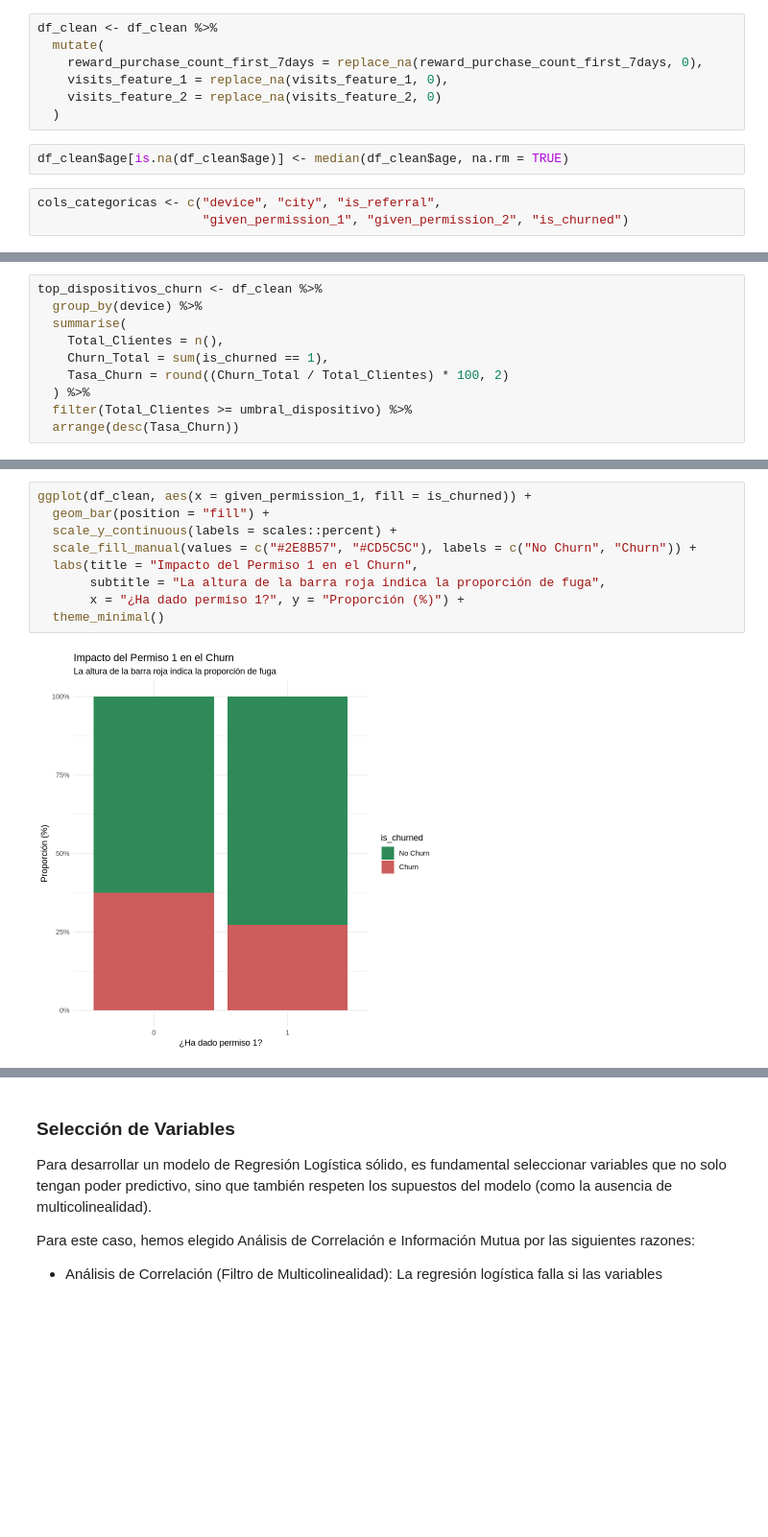
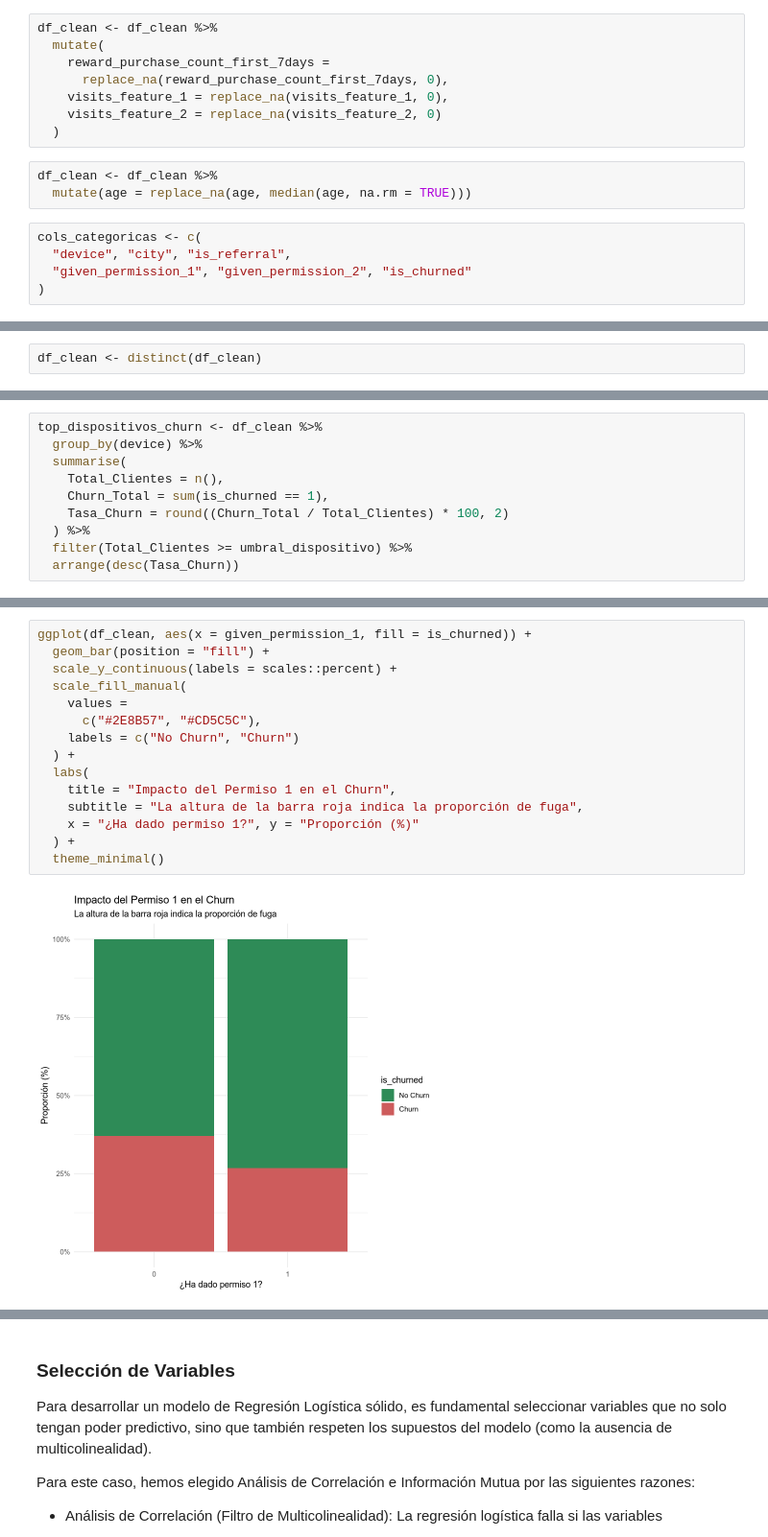
Before and after one commit to Gpascual11/MD004_Estadistica, a Jupyter notebook: 13. Final Project/MD004_GerardPascualFontanilles_ACFinal.ipynb, the cells around one changed output, grey strips where cells are left out. Shown at 96% size. Cells and saved outputs as stored; diff of their text form; blank space fills up the shorter version.

```diff
--- a/13. Final Project/MD004_GerardPascualFontanilles_ACFinal.ipynb
+++ b/13. Final Project/MD004_GerardPascualFontanilles_ACFinal.ipynb
@@ -257,15 +246,19 @@ df_clean <- df_clean %>%
 # %%
 df_clean <- df_clean %>%
   mutate(
-    reward_purchase_count_first_7days = replace_na(reward_purchase_count_first_7days, 0),
+    reward_purchase_count_first_7days =
+      replace_na(reward_purchase_count_first_7days, 0),
     visits_feature_1 = replace_na(visits_feature_1, 0),
     visits_feature_2 = replace_na(visits_feature_2, 0)
   )
 # %%
-df_clean$age[is.na(df_clean$age)] <- median(df_clean$age, na.rm = TRUE)
+df_clean <- df_clean %>%
+  mutate(age = replace_na(age, median(age, na.rm = TRUE)))
 # %%
-cols_categoricas <- c("device", "city", "is_referral",
-                      "given_permission_1", "given_permission_2", "is_churned")
+cols_categoricas <- c(
+  "device", "city", "is_referral",
+  "given_permission_1", "given_permission_2", "is_churned"
+)
 # %%
 df_clean[cols_categoricas] <- lapply(df_clean[cols_categoricas], as.factor)
 # %%
@@ -275,6 +268,8 @@ n_duplicados <- sum(duplicated(df_clean))
 print(paste("Número de filas duplicadas encontradas:", n_duplicados))
 # %% [output]
 [1] "Número de filas duplicadas encontradas: 825"
+# %%
+df_clean <- distinct(df_clean)
 # %%
 summary(df_clean)
 # %% [output]
@@ -518,12 +537,18 @@ ggplot(head(top_dispositivos_churn, 10), aes(x = reorder(device, -Tasa_Churn), y
 # %%
 ggplot(df_clean, aes(x = given_permission_1, fill = is_churned)) +
   geom_bar(position = "fill") +
   scale_y_continuous(labels = scales::percent) +
-  scale_fill_manual(values = c("#2E8B57", "#CD5C5C"), labels = c("No Churn", "Churn")) +
-  labs(title = "Impacto del Permiso 1 en el Churn",
-       subtitle = "La altura de la barra roja indica la proporción de fuga",
-       x = "¿Ha dado permiso 1?", y = "Proporción (%)") +
+  scale_fill_manual(
+    values =
+      c("#2E8B57", "#CD5C5C"),
+    labels = c("No Churn", "Churn")
+  ) +
+  labs(
+    title = "Impacto del Permiso 1 en el Churn",
+    subtitle = "La altura de la barra roja indica la proporción de fuga",
+    x = "¿Ha dado permiso 1?", y = "Proporción (%)"
+  ) +
   theme_minimal()
 # %% [output]
-[figure, old version]
+[figure, new version]
 # %% [markdown]
```
Also changed, not shown: parts of 49 cells of this notebook, 16 other files.
